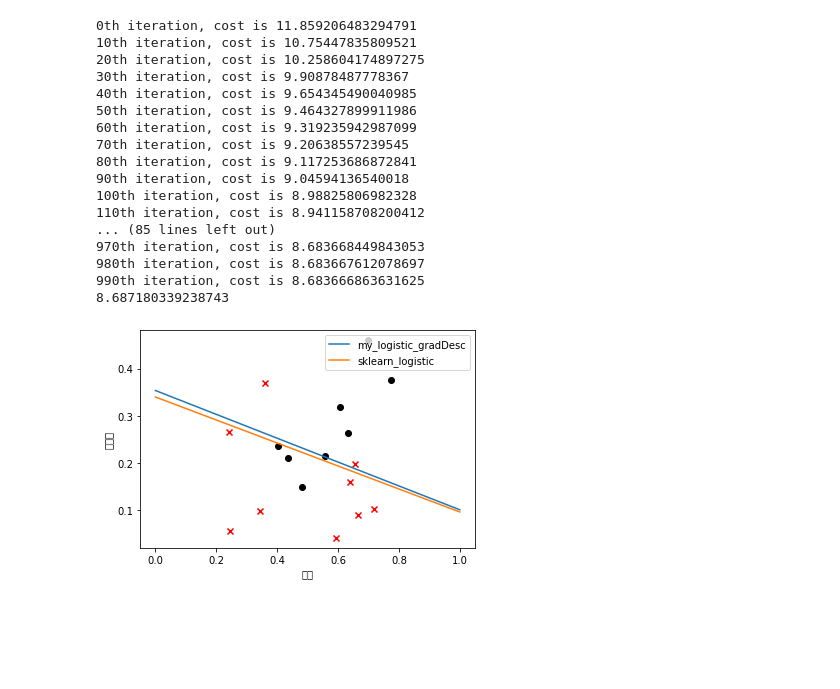
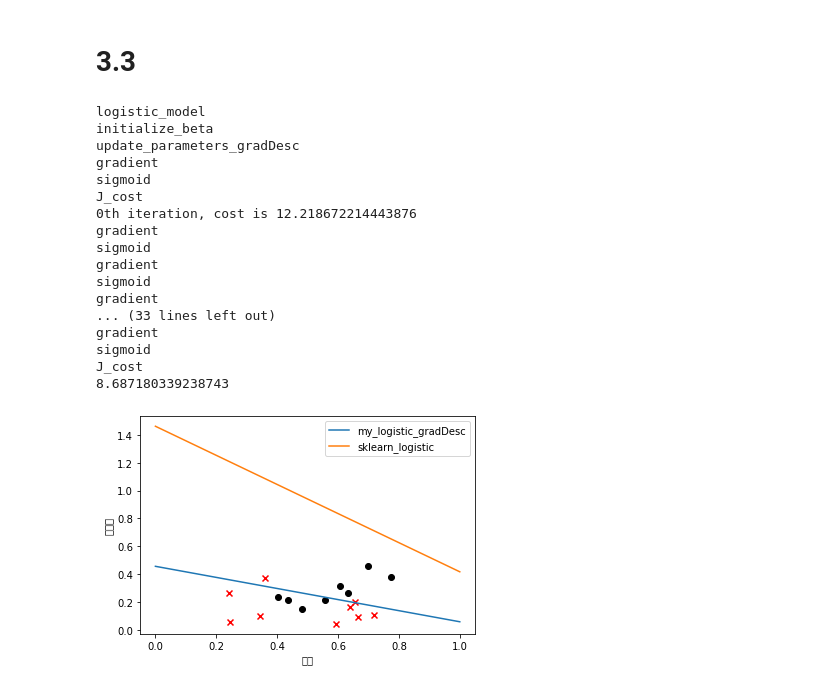
Before and after one commit to coconning/Python_Study, a Jupyter notebook: 단단한 머신러닝/Chapter. 3 회귀분석.ipynb, the cells around one changed output. Drawn from its saved outputs; the diff is of its cells as text; code cells hidden in the pictures; blank space fills up the shorter version.

```diff
--- a/단단한 머신러닝/Chapter. 3 회귀분석.ipynb
+++ b/단단한 머신러닝/Chapter. 3 회귀분석.ipynb
@@ -1,3 +1,11 @@
+# %% [markdown]
+# 3.3
+# %%
+def print_func_name(func):
+    def wrapper(*args, **kwargs):
+        print(func.__name__)
+        return func(*args, **kwargs)
+    return wrapper
 # %%
 '''
 与原书不同，原书中一个样本xi 为列向量，本代码中一个样本xi为行向量
@@ -13,14 +21,15 @@ import pandas as pd
 from matplotlib import pyplot as plt
 from sklearn import linear_model
 
-
+@print_func_name
 def sigmoid(x):
     s = 1 / (1 + np.exp(-x))
     return s
 
-
+@print_func_name
 def J_cost(X, y, beta):
     '''
+    식 3.27의 결과값 리턴
     :param X:  sample array, shape(n_samples, n_features)
     :param y: array-like, shape (n_samples,)
     :param beta: the beta in formula 3.27 , shape(n_features + 1, ) or (n_features + 1, 1)
@@ -30,11 +39,12 @@ def J_cost(X, y, beta):
     beta = beta.reshape(-1, 1)
     y = y.reshape(-1, 1)
 
+    # 식 3.27
     Lbeta = -y * np.dot(X_hat, beta) + np.log(1 + np.exp(np.dot(X_hat, beta)))
 
     return Lbeta.sum()
 
-
+@print_func_name
 def gradient(X, y, beta):
     '''
     compute the first derivative of J(i.e. formula 3.27) with respect to beta      i.e. formula 3.30
@@ -44,19 +54,23 @@ def gradient(X, y, beta):
     :param beta: the beta in formula 3.27 , shape(n_features + 1, ) or (n_features + 1, 1)
     :return:
     '''
+    # 기존의 X변수에 1 벡터 추가
     X_hat = np.c_[X, np.ones((X.shape[0], 1))]
+    # 베타와 y를 np.dot이 가능하도록 펴준다
     beta = beta.reshape(-1, 1)
     y = y.reshape(-1, 1)
+    # X_hat과 beta를 행렬곱하고 sigmoid 변환
     p1 = sigmoid(np.dot(X_hat, beta))
 
+    # 기울기는 식 3.30
     gra = (-X_hat * (y - p1)).sum(0)
 
     return gra.reshape(-1, 1)
 
-
+@print_func_name
 def hessian(X, y, beta):
     '''
-    compute the second derivative of J(i.e. formula 3.27) with respect to beta      i.e. formula 3.31
+    compute the second derivative of J(i.e. formula 3.27) with respect to beta i.e. formula 3.31
     ----------------------------------
     :param X: sample array, shape(n_samples, n_features)
     :param y: array-like, shape (n_samples,)
@@ -74,8 +88,8 @@ def hessian(X, y, beta):
 
     assert P.shape[0] == P.shape[1]
     return np.dot(np.dot(X_hat.T, P), X_hat)
-
-
+print
+@print_func_name
 def update_parameters_gradDesc(X, y, beta, learning_rate, num_iterations, print_cost):
     '''
     update parameters with gradient descent method
@@ -95,7 +109,7 @@ def update_parameters_gradDesc(X, y, beta, learning_rate, num_iterations, print_
 
     return beta
 
-
+@print_func_name
 def update_parameters_newton(X, y, beta, num_iterations, print_cost):
     '''
     update parameters with Newton method
@@ -115,12 +129,12 @@ def update_parameters_newton(X, y, beta, num_iterations, print_cost):
             print('{}th iteration, cost is {}'.format(i, J_cost(X, y, beta)))
     return beta
 
-
+@print_func_name
 def initialize_beta(n):
     beta = np.random.randn(n + 1, 1) * 0.5 + 1
     return beta
 
-
+@print_func_name
 def logistic_model(X, y, num_iterations=100, learning_rate=1.2, print_cost=False, method='gradDesc'):
     '''
     :param X:
@@ -141,7 +155,7 @@ def logistic_model(X, y, num_iterations=100, learning_rate=1.2, print_cost=False
     else:
         raise ValueError('Unknown solver %s' % method)
 
-
+@print_func_name
 def predict(X, beta):
     X_hat = np.c_[X, np.ones((X.shape[0], 1))]
     p1 = sigmoid(np.dot(X_hat, beta))
@@ -171,48 +185,48 @@ if __name__ == '__main__':
     plt.scatter(data[:, 7][is_bad], data[:, 8][is_bad], c='r', marker='x')
 
     plt.xlabel('密度')
     plt.ylabel('含糖量')
 
     # 可视化模型结果
-    beta = logistic_model(X, y, print_cost=True, method='gradDesc', learning_rate=0.3, num_iterations=1000)
+    beta = logistic_model(X, y, print_cost=True, method='gradDesc', learning_rate=0.3, num_iterations=20)
     w1, w2, intercept = beta
     x1 = np.linspace(0, 1)
     y1 = -(w1 * x1 + intercept) / w2
 
     ax1, = plt.plot(x1, y1, label=r'my_logistic_gradDesc')
 
     lr = linear_model.LogisticRegression(solver='lbfgs', C=1000)  # 注意sklearn的逻辑回归中，C越大表示正则化程度越低。
     lr.fit(X, y)
 
     lr_beta = np.c_[lr.coef_, lr.intercept_]
     print(J_cost(X, y, lr_beta))
 
     # 可视化sklearn LogisticRegression 模型结果
     w1_sk, w2_sk = lr.coef_[0, :]
 
     x2 = np.linspace(0, 1)
     y2 = -(w1_sk * x2 + lr.intercept_) / w2
 
     ax2, = plt.plot(x2, y2, label=r'sklearn_logistic')
 
     plt.legend(loc='upper right')
     plt.show()
 # %% [output]
-0th iteration, cost is 11.859206483294791
-10th iteration, cost is 10.75447835809521
-20th iteration, cost is 10.258604174897275
-30th iteration, cost is 9.90878487778367
-40th iteration, cost is 9.654345490040985
-50th iteration, cost is 9.464327899911986
-60th iteration, cost is 9.319235942987099
-70th iteration, cost is 9.20638557239545
-80th iteration, cost is 9.117253686872841
-90th iteration, cost is 9.04594136540018
-100th iteration, cost is 8.98825806982328
-110th iteration, cost is 8.941158708200412
-... (85 lines left out)
-970th iteration, cost is 8.683668449843053
-980th iteration, cost is 8.683667612078697
-990th iteration, cost is 8.683666863631625
+logistic_model
+initialize_beta
+update_parameters_gradDesc
+gradient
+sigmoid
+J_cost
+0th iteration, cost is 12.218672214443876
+gradient
+sigmoid
+gradient
+sigmoid
+gradient
+... (33 lines left out)
+gradient
+sigmoid
+J_cost
 8.687180339238743
-[figure, old version]
+[figure, new version]
```
Also changed, not shown: parts of 8 cells of this notebook.
